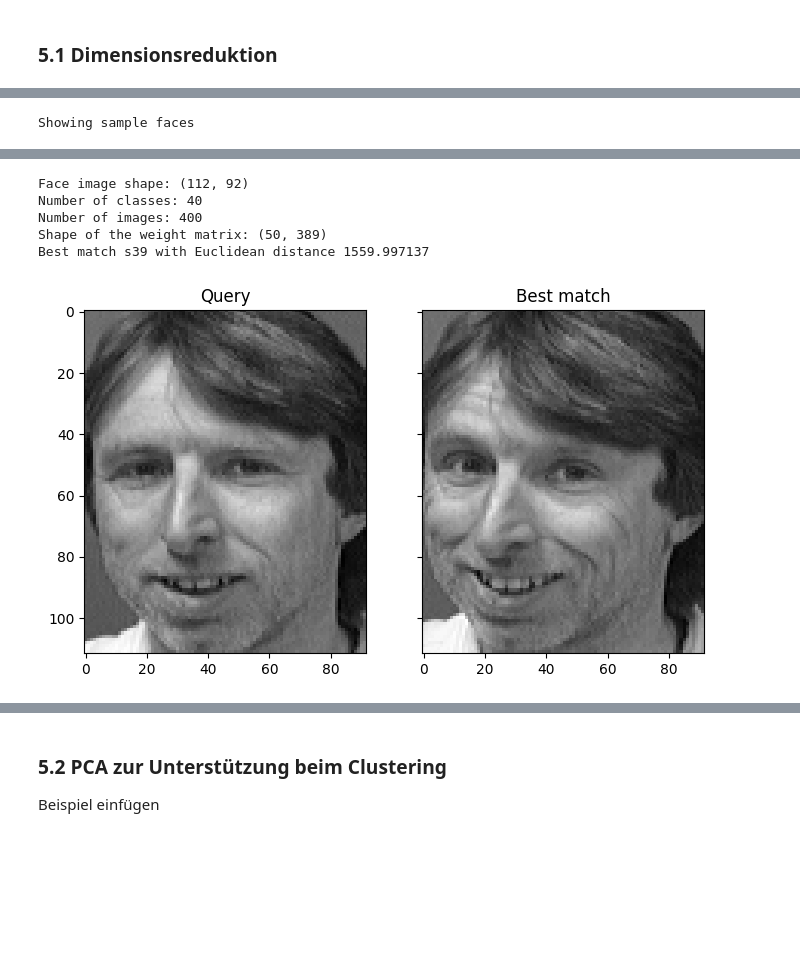
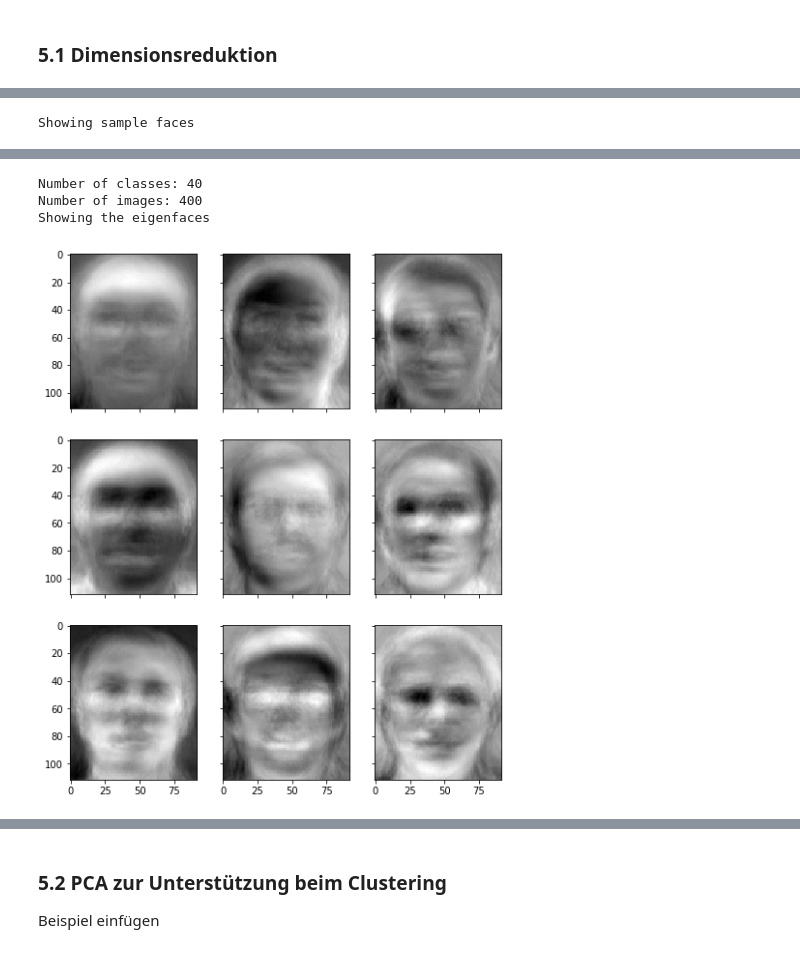
Before and after one commit to MoritzMSP/DHBW_AML, a Jupyter notebook: PCA.ipynb, the cells around one changed output, grey strips where cells are left out. Saved outputs shown, nothing was run; the diff lists cells and outputs as text; code cells hidden in the pictures; blank space fills up the shorter version.

```diff
--- a/PCA.ipynb
+++ b/PCA.ipynb
@@ -125,89 +123,81 @@ Im folgenden wird ein bekanntes Beispiel einer Gesichtserkennung mit der ORL Dat
 # %%
 dataPath = os.path.join(workingDirPath,"Data","Dimensionsreduktion","archive1.zip")
 
-# Read face image from zip file on the fly
+# Einlesen aus dem zip Ordner
 faces = {}
 with zipfile.ZipFile(dataPath) as facezip:
     for filename in facezip.namelist():
         if not filename.endswith(".pgm"):
-            continue # not a face picture
+            continue
         with facezip.open(filename) as image:
-            # If we extracted files from zip, we can use cv2.imread(filename) instead
             faces[filename] = cv2.imdecode(np.frombuffer(image.read(), np.uint8), cv2.IMREAD_GRAYSCALE)
 
-# Show sample faces using matplotlib
-fig, axes = plt.subplots(4,4,sharex=True,sharey=True,figsize=(8,10))
-faceimages = list(faces.values())[-16:] # take last 16 images
-for i in range(16):
-    axes[i%4][i//4].imshow(faceimages[i], cmap="gray")
+#Beipielhaftes Zeigen einiger Gesichter
+fig, axes = plt.subplots(3,3,sharex=True,sharey=True,figsize=(8,10))
+faceimg = list(faces.values())[-9:]
+for i in range(9):
+    axes[i%3][i//3].imshow(faceimg[i], cmap="gray")
 print("Showing sample faces")
 plt.show()
-
-# Print some details
-faceshape = list(faces.values())[0].shape
-print("Face image shape:", faceshape)
 
 classes = set(filename.split("/")[0] for filename in faces.keys())
 print("Number of classes:", len(classes))
 print("Number of images:", len(faces))
 
-# Take classes 1-39 for eigenfaces, keep entire class 40 and
-# image 10 of class 39 as out-of-sample test
-facematrix = []
+# Alle Klassen bis auf die letzte und ein einzelnes Bild werden werden genutzt.
+# Diese beiden werden fürs Testen verwendet
+matrix = []
 facelabel = []
 for key,val in faces.items():
     if key.startswith("s40/"):
-        continue # this is our test set
-    if key == "s39/10.pgm":
-        continue # this is our test set
-    facematrix.append(val.flatten())
+        continue
+    if key == "s30/10.pgm":
+        continue
+    matrix.append(val.flatten())
     facelabel.append(key.split("/")[0])
 
-# Create a NxM matrix with N images and M pixels per image
-facematrix = np.array(facematrix)
-
-# Apply PCA and take first K principal components as eigenfaces
-pca = PCA().fit(facematrix)
-
-n_components = 50
+# Erstellen der Matrix und Anwendung von PCA
+matrix = np.array(matrix)
+pca = PCA().fit(matrix)
+n_components = 70
 eigenfaces = pca.components_[:n_components]
 
-# Show the first 16 eigenfaces
-#fig, axes = plt.subplots(4,4,sharex=True,sharey=True,figsize=(8,10))
-#for i in range(16):
-#    axes[i%4][i//4].imshow(eigenfaces[i].reshape(faceshape), cmap="gray")
-#print("Showing the eigenfaces")
-#plt.show()
+# Zeigen der ersten Eigenfaces
+fig, axes = plt.subplots(3,3,sharex=True,sharey=True,figsize=(8,10))
+for i in range(9):
+    axes[i%3][i//3].imshow(eigenfaces[i].reshape(faceshape), cmap="gray")
+print("Showing the eigenfaces")
+plt.show()
 
-# Generate weights as a KxN matrix where K is the number of eigenfaces and N the number of samples
-weights = eigenfaces @ (facematrix - pca.mean_).T
+# Generieren der Gewichte der Matrix
+weights = eigenfaces @ (matrix - pca.mean_).T
 print("Shape of the weight matrix:", weights.shape)
 
-# Test on out-of-sample image of existing class
-query = faces["s39/10.pgm"].reshape(1,-1)
+# Testen an dem einzelnen Bilder der existierenden Klasse
+query = faces["s30/10.pgm"].reshape(1,-1)
 query_weight = eigenfaces @ (query - pca.mean_).T
 euclidean_distance = np.linalg.norm(weights - query_weight, axis=0)
 best_match = np.argmin(euclidean_distance)
 print("Best match %s with Euclidean distance %f" % (facelabel[best_match], euclidean_distance[best_match]))
-# Visualize
+# Visualisierung
 fig, axes = plt.subplots(1,2,sharex=True,sharey=True,figsize=(8,6))
 axes[0].imshow(query.reshape(faceshape), cmap="gray")
 axes[0].set_title("Query")
-axes[1].imshow(facematrix[best_match].reshape(faceshape), cmap="gray")
+axes[1].imshow(matrix[best_match].reshape(faceshape), cmap="gray")
 axes[1].set_title("Best match")
 plt.show()
 
-# Test on out-of-sample image of new class
+# Testen am Bild aus der neuen Klasse
 query = faces["s40/1.pgm"].reshape(1,-1)
 query_weight = eigenfaces @ (query - pca.mean_).T
 euclidean_distance = np.linalg.norm(weights - query_weight, axis=0)
 best_match = np.argmin(euclidean_distance)
 print("Best match %s with Euclidean distance %f" % (facelabel[best_match], euclidean_distance[best_match]))
-# Visualize
+# Visualisierung
 fig, axes = plt.subplots(1,2,sharex=True,sharey=True,figsize=(8,6))
 axes[0].imshow(query.reshape(faceshape), cmap="gray")
 axes[0].set_title("Query")
-axes[1].imshow(facematrix[best_match].reshape(faceshape), cmap="gray")
+axes[1].imshow(matrix[best_match].reshape(faceshape), cmap="gray")
 axes[1].set_title("Best match")
 plt.show()
 # %% [output]
@@ -216,6 +206,4 @@ Showing sample faces
-Face image shape: (112, 92)
 Number of classes: 40
 Number of images: 400
-Shape of the weight matrix: (50, 389)
-Best match s39 with Euclidean distance 1559.997137
+Showing the eigenfaces
-[figure, old version]
+[figure, new version]
```
Also changed, not shown: parts of 3 cells of this notebook.
